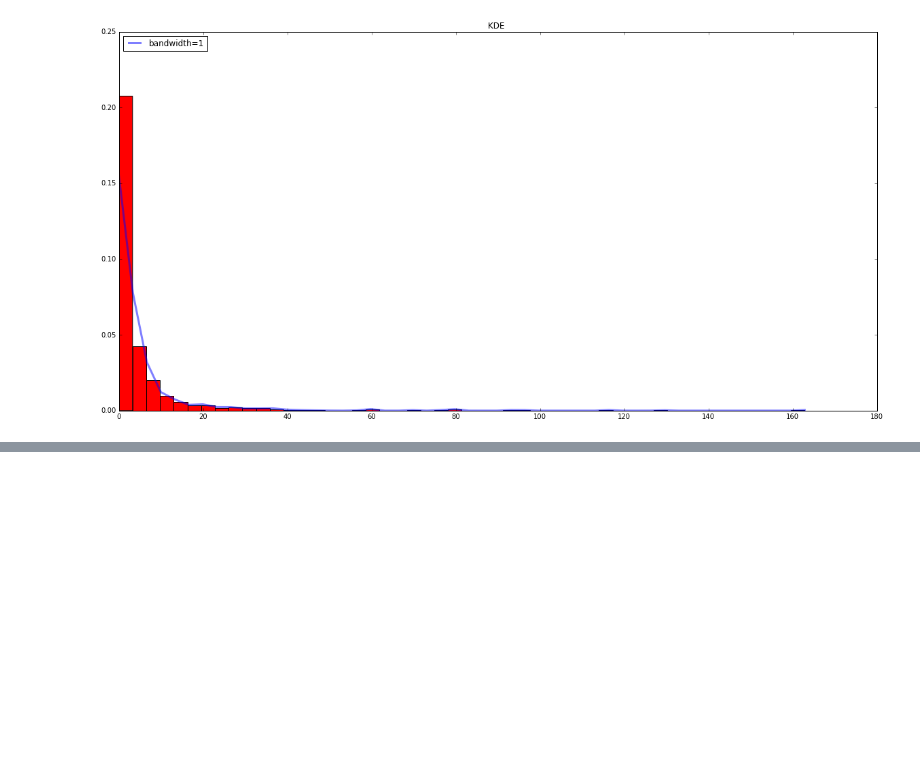
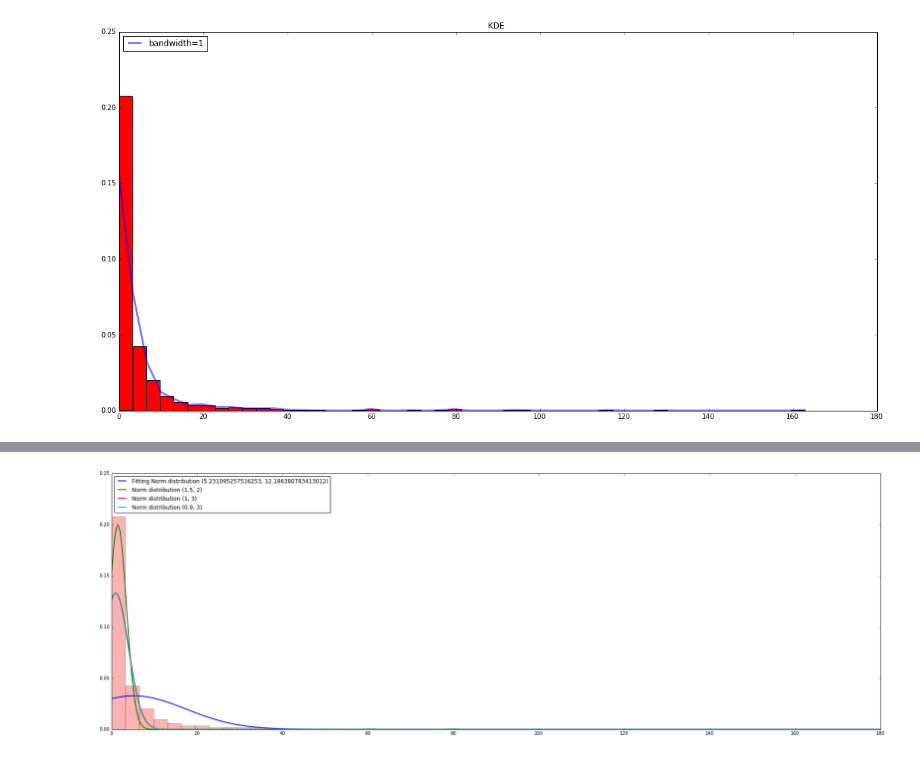
Before and after one commit to vipmax/PM, a Jupyter notebook: PM.ipynb, the cells around one changed output, grey strips where cells are left out. Drawn from its saved outputs; the diff is of its cells as text; code cells hidden in the pictures; blank space fills up the shorter version.

```diff
--- a/PM.ipynb
+++ b/PM.ipynb
@@ -188,0 +191,29 @@ plt.show()
+# %%
+from scipy import stats
+import numpy as np
+import matplotlib.pylab as plt
+
+
+plt.figure(6, figsize=(30, 10))
+plt.hist(sample,bins=50, normed=True,color="red", alpha=0.3)
+
+xt = plt.xticks()[0]
+lnspc = np.linspace(min(xt), max(xt), len(sample))
+
+distribution = "Norm distribution"
+all_parameters = [
+    [1.5, 2],
+    [1, 3],
+    [0.9, 3]
+]
+# Fitting by scipy
+params = stats.norm.fit(sample)
+plt.plot(lnspc, stats.norm.pdf(lnspc, *params), label="Fitting {} ({}, {})".format(distribution, *params),linewidth=2.0)
+
+# Fitting by hand
+for parameters in all_parameters:
+    plt.plot(lnspc, stats.norm.pdf(lnspc, *parameters), label="{} ({}, {})".format(distribution, *parameters),linewidth=2.0)
+    plt.legend(loc='upper left')
+plt.show()
+# %% [output]
+[figure, added]
```
Also changed, not shown: parts of 6 cells of this notebook, 1 other file.
